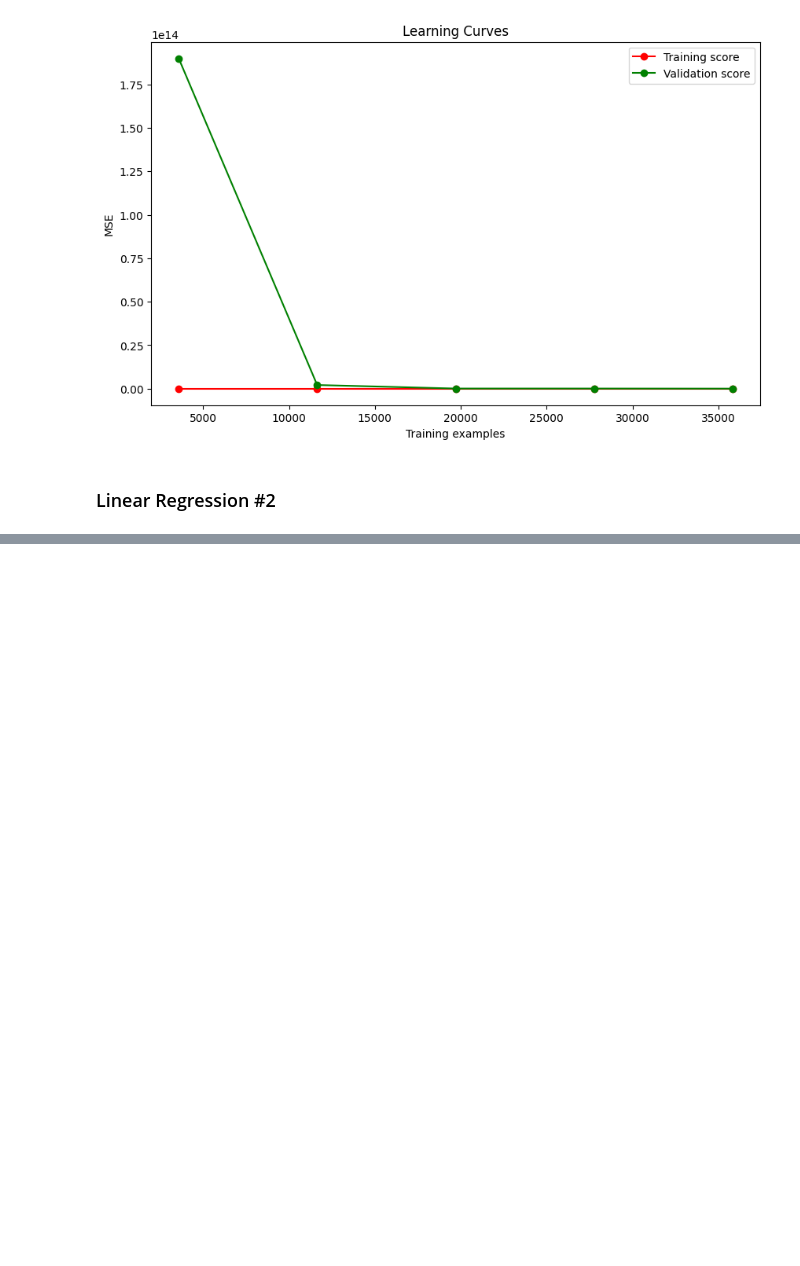
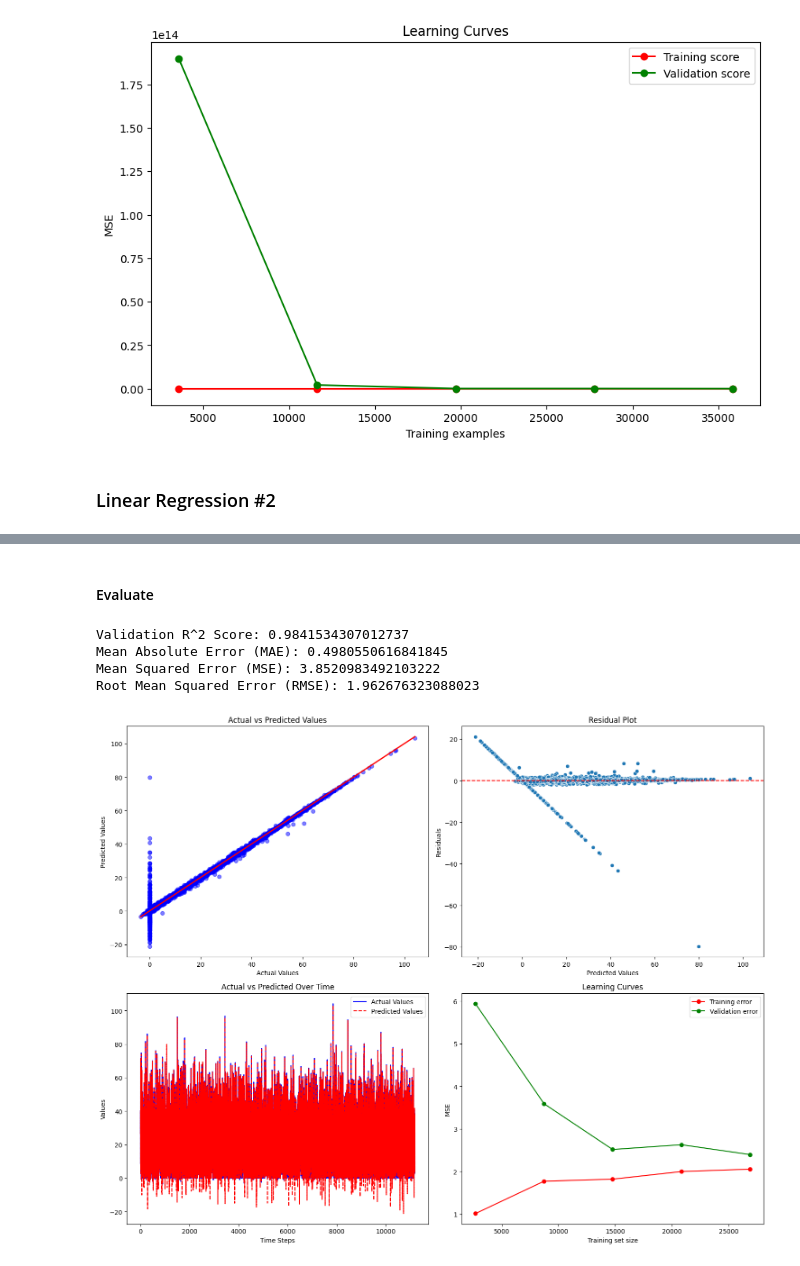
Before and after one commit to sammig6i/NBA-Fantasy-Points-Prediction, a Jupyter notebook: notebooks/model_development.ipynb, the cells around one changed output, grey strips where cells are left out. Drawn from its saved outputs; the diff is of its cells as text; code cells hidden in the pictures; blank space fills up the shorter version.

Commit message:
2nd attempt with Linear Regression

```diff
--- a/notebooks/model_development.ipynb
+++ b/notebooks/model_development.ipynb
@@ -305,0 +322,4 @@ df = df.drop(columns=['id', 'GameLink'])
+# %%
+df = df.sort_values(by='Date')
+X = df.drop(columns=['fpts_fanduel'])
+y = df['fpts_fanduel']
@@ -305,0 +338,3 @@ df = df.drop(columns=['id', 'GameLink'])
+# %%
+model = Pipeline([('preprocessor', preprocessor), ('regressor', LinearRegression())])
+model.fit(X_train, y_train)
@@ -305,0 +362,64 @@ df = df.drop(columns=['id', 'GameLink'])
+# %% [markdown]
+#### Evaluate
+# %%
+y_val_pred = model.predict(X_val)
+
+val_r2 = r2_score(y_val, y_val_pred)
+val_mae = mean_absolute_error(y_val, y_val_pred)
+val_mse = mean_squared_error(y_val, y_val_pred)
+val_rmse = mean_squared_error(y_val, y_val_pred, squared=False)
+
+print(f"Validation R^2 Score: {val_r2}")
+print(f"Mean Absolute Error (MAE): {val_mae}")
+print(f"Mean Squared Error (MSE): {val_mse}")
+print(f"Root Mean Squared Error (RMSE): {val_rmse}")
+# %% [output]
+Validation R^2 Score: 0.9841534307012737
+Mean Absolute Error (MAE): 0.4980550616841845
+Mean Squared Error (MSE): 3.8520983492103222
+Root Mean Squared Error (RMSE): 1.962676323088023
+# %%
+residuals = y_val - y_val_pred
+
+# Create a 2x2 grid of subplots
+fig, axs = plt.subplots(2, 2, figsize=(15, 12))
+
+# Plot 1: Scatter Plot of Actual vs Predicted
+axs[0, 0].scatter(y_val, y_val_pred, color='blue', alpha=0.5)
+axs[0, 0].plot([min(y_val), max(y_val)], [min(y_val), max(y_val)], color='red', linewidth=2)
+axs[0, 0].set_xlabel('Actual Values')
+axs[0, 0].set_ylabel('Predicted Values')
+axs[0, 0].set_title('Actual vs Predicted Values')
+
+# Plot 2: Residual Plot
+sns.scatterplot(x=y_val_pred, y=residuals, ax=axs[0, 1])
+axs[0, 1].axhline(0, color='red', linestyle='--')
+axs[0, 1].set_xlabel('Predicted Values')
+axs[0, 1].set_ylabel('Residuals')
+axs[0, 1].set_title('Residual Plot')
+
+# Plot 3: Predictions Over Time
+axs[1, 0].plot(range(len(y_val)), y_val, label='Actual Values', color='blue')
+axs[1, 0].plot(range(len(y_val_pred)), y_val_pred, label='Predicted Values', color='red', linestyle='--')
+axs[1, 0].set_xlabel('Time Steps')
+axs[1, 0].set_ylabel('Values')
+axs[1, 0].set_title('Actual vs Predicted Over Time')
+axs[1, 0].legend()
+
+# Plot 4: Learning Curves
+train_sizes, train_scores, val_scores = learning_curve(model, X_train, y_train, cv=5, scoring='neg_mean_squared_error')
+train_scores_mean = -train_scores.mean(axis=1)
+val_scores_mean = -val_scores.mean(axis=1)
+
+axs[1, 1].plot(train_sizes, train_scores_mean, 'o-', color='red', label='Training error')
+axs[1, 1].plot(train_sizes, val_scores_mean, 'o-', color='green', label='Validation error')
+axs[1, 1].set_xlabel('Training set size')
+axs[1, 1].set_ylabel('MSE')
+axs[1, 1].set_title('Learning Curves')
+axs[1, 1].legend()
+
+# Adjust layout
+plt.tight_layout()
+plt.show()
+# %% [output]
+[figure, added]
```
Also changed, not shown: parts of 20 cells of this notebook.
